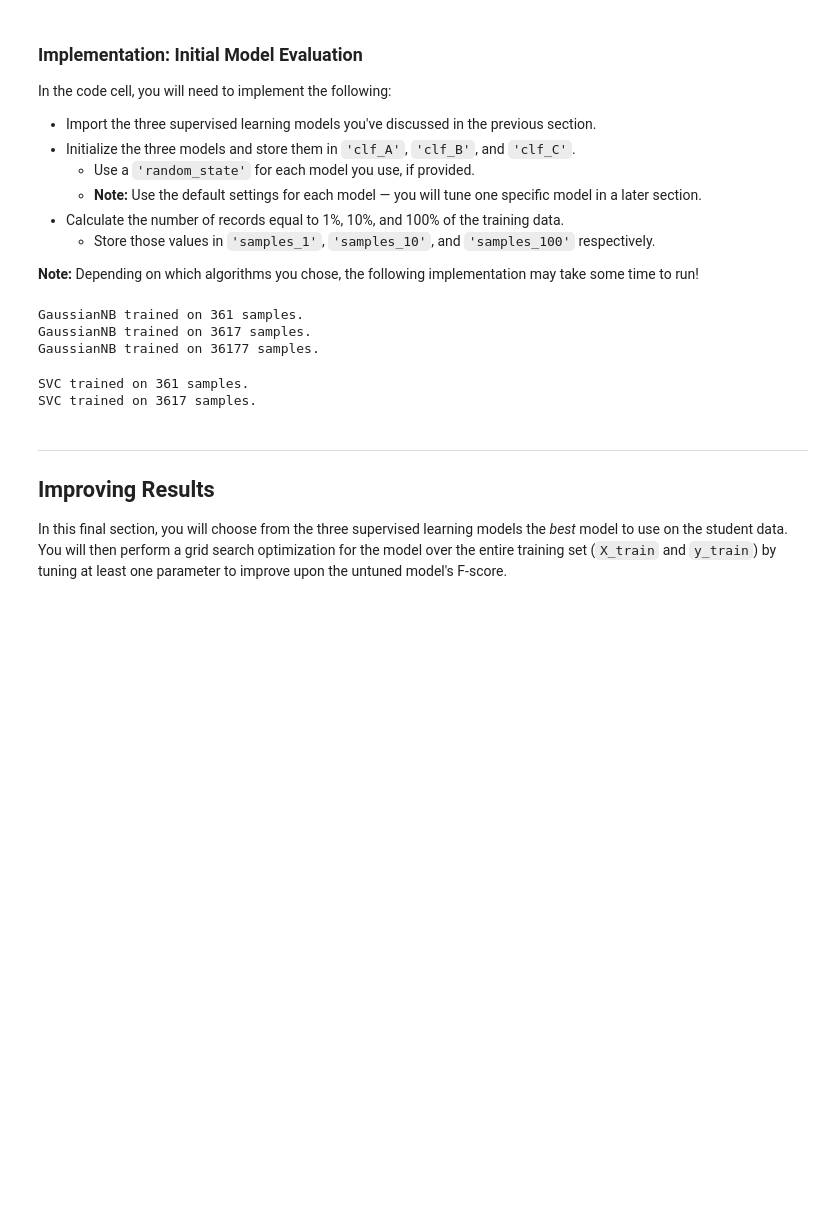
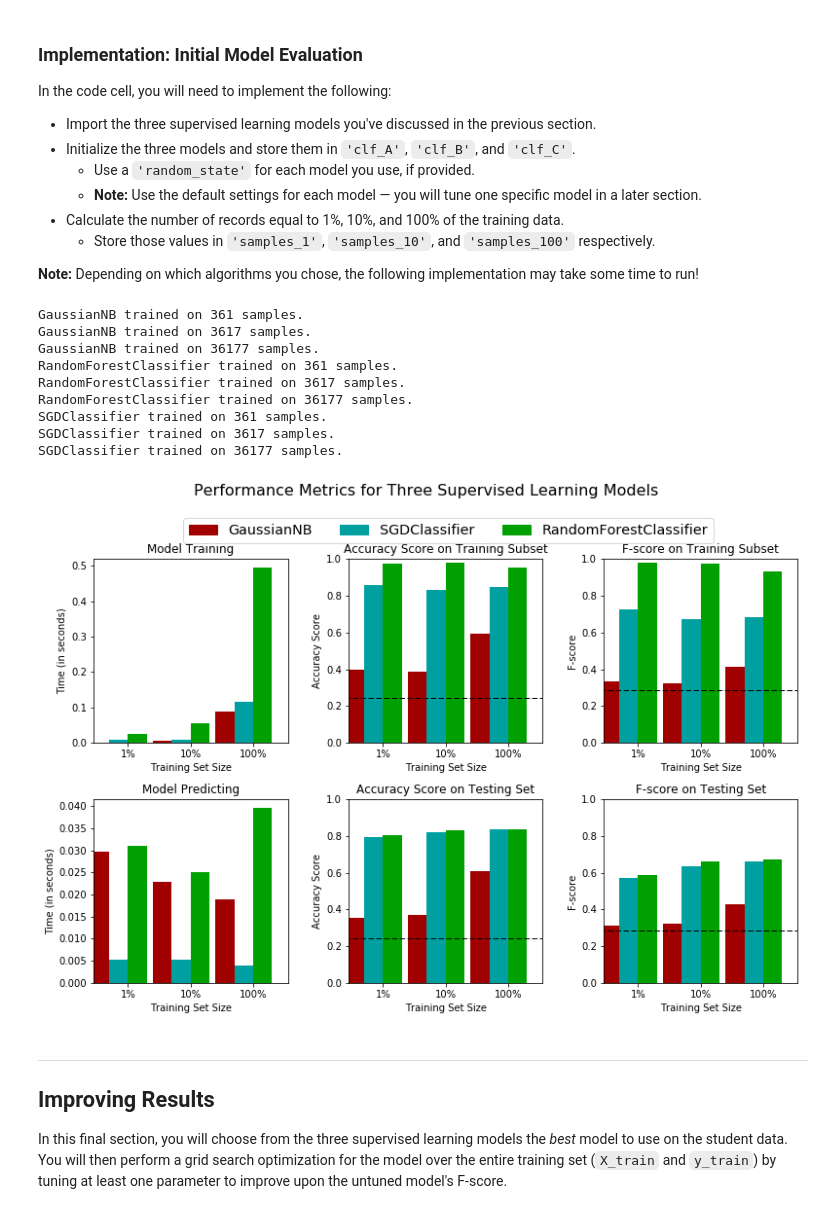
Before and after one commit to Alextnelson/DonorsForCharity, a Jupyter notebook: finding_donors.ipynb, the cells around one changed output. Cells and saved outputs as stored; diff of their text form; code cells hidden in the pictures; blank space fills up the shorter version.

Commit message:
Update with model comparison, still incomplete

```diff
--- a/finding_donors.ipynb
+++ b/finding_donors.ipynb
@@ -282,7 +253,6 @@ In the code block below, you will need to implement the following:
 # %%
 # Import one metric from sklearn - fbeta_score
 from sklearn.metrics import fbeta_score
-from sklearn.metrics import accuracy_score
 
 def train_predict(learner, sample_size, X_train, y_train, X_test, y_test):
     '''
@@ -301,6 +271,7 @@ def train_predict(learner, sample_size, X_train, y_train, X_test, y_test):
     start = time() # Get start time
     learner = learner.fit(X_train[:sample_size], y_train[:sample_size])
     end = time() # Get end time
+
 
     # Calculate the training time
     results['train_time'] = end - start
@@ -322,10 +293,10 @@ def train_predict(learner, sample_size, X_train, y_train, X_test, y_test):
     results['acc_test'] = accuracy_score(y_test, predictions_test)
 
     # Compute F-score on the the first 300 training samples
-    results['f_train'] = fbeta_score(y_train[:300], predictions_train, average=None, beta=0.5)
+    results['f_train'] = fbeta_score(y_train[:300], predictions_train, average='binary', beta=0.5)
 
     # Compute F-score on the test set
-    results['f_test'] = fbeta_score(y_test, predictions_test, average=None, beta=0.5)
+    results['f_test'] = fbeta_score(y_test, predictions_test, average='binary', beta=0.5)
 
     # Success
     print("{} trained on {} samples.".format(learner.__class__.__name__, sample_size))
@@ -344,41 +315,46 @@ In the code cell, you will need to implement the following:
 
 **Note:** Depending on which algorithms you chose, the following implementation may take some time to run!
 # %%
-# Import the three supervised learning models from sklearn
+## Import the three supervised learning models from sklearn
 from sklearn.naive_bayes import GaussianNB
-from sklearn.svm import SVC
-from sklearn.ensemble import AdaBoostClassifier
+from sklearn.ensemble import RandomForestClassifier
+from sklearn import linear_model
 
 # Initialize the three models
 clf_A = GaussianNB()
-clf_B = SVC(random_state=0)
-clf_C = AdaBoostClassifier(random_state=0)
+clf_B = RandomForestClassifier(random_state=0)
+clf_C = linear_model.SGDClassifier(loss="log", random_state=0)
 
 # Calculate the number of samples for 1%, 10%, and 100% of the training data
 samples_1 = len(X_train)/100
 # print(samples_1)
 samples_10 = len(X_train)/10
 # print(samples_10)
 samples_100 = len(X_train)
 # print(samples_100)
 
 # Collect results on the learners
 results = {}
 for clf in [clf_A, clf_B, clf_C]:
     clf_name = clf.__class__.__name__
     results[clf_name] = {}
     for i, samples in enumerate([samples_1, samples_10, samples_100]):
         results[clf_name][i] = \
         train_predict(clf, samples, X_train, y_train, X_test, y_test)
 
 # Run metrics visualization for the three supervised learning models chosen
 vs.evaluate(results, accuracy, fscore)
 # %% [output]
 GaussianNB trained on 361 samples.
 GaussianNB trained on 3617 samples.
 GaussianNB trained on 36177 samples.
+RandomForestClassifier trained on 361 samples.
+RandomForestClassifier trained on 3617 samples.
+RandomForestClassifier trained on 36177 samples.
+SGDClassifier trained on 361 samples.
+SGDClassifier trained on 3617 samples.
+SGDClassifier trained on 36177 samples.
-SVC trained on 361 samples.
-SVC trained on 3617 samples.
+[figure, added]
 # %% [markdown]
 ----
 ## Improving Results
```
Also changed, not shown: parts of 4 cells of this notebook, 2 other files.
